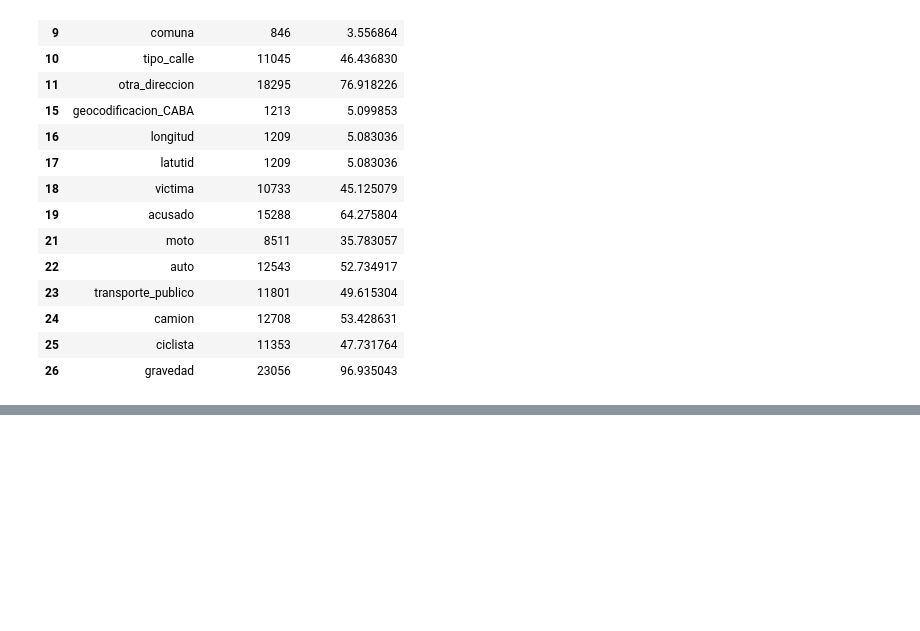
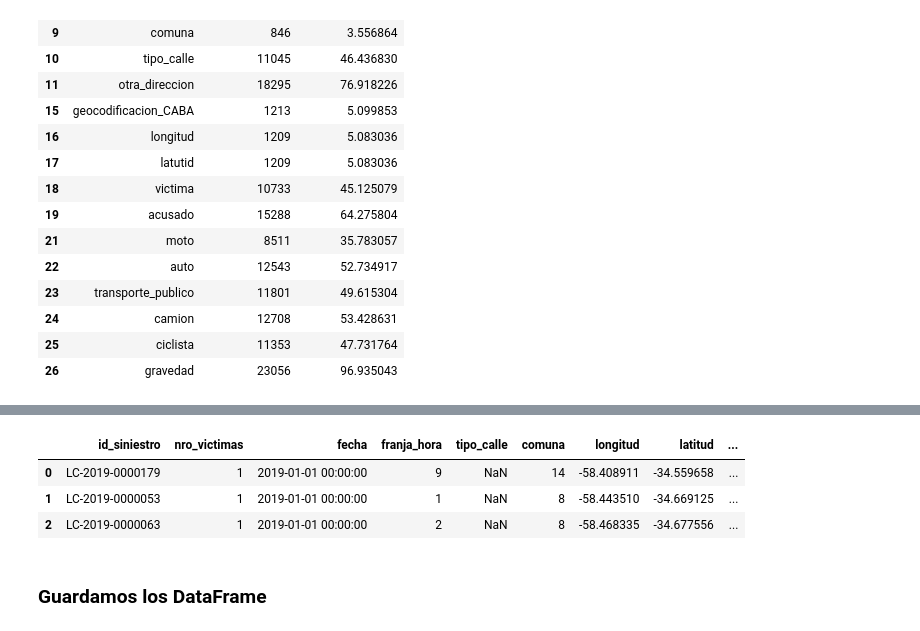
Before and after one commit to Gabbriela07/segundo_integrador_henry, a Jupyter notebook: Archivos_note/01-ETL.ipynb, the cells around one changed output, grey strips where cells are left out. Cells and saved outputs as stored; diff of their text form; code cells hidden in the pictures; blank space fills up the shorter version.

```diff
--- a/Archivos_note/01-ETL.ipynb
+++ b/Archivos_note/01-ETL.ipynb
@@ -364,0 +530,16 @@ l_hechos_df.replace(['SD','sd'], np.nan, inplace=True)
+# %%
+# Columnas para ser agregadas
+
+new_columns_dict = {'rol': ''}
+# %%
+# Invocamos la función 'data_cleaning' para que haga el proceso de limpieza de los datos
+
+l_victimas_dfcleaned = data_cleaning(l_victimas_df,
+                                    strip_spaces=True, # Eliminar espacios en blanco
+                                    lowercase_columns=columns_to_lower, # Convertir a minúsculas
+                                    drop_columns=columns_to_drop,  # Eliminar columnas
+                                    rename_columns=rename_dict,  # Renombrar columnas
+                                    replace_values=values_to_replace, # Reemplazar valores
+                                    categorize_columns=columns_to_categorize, # Categorizar columnas
+                                    new_columns=new_columns_dict, # Agregar columnas
+                                    )
@@ -364,0 +564,7 @@ l_hechos_df.replace(['SD','sd'], np.nan, inplace=True)
+# %%
+# Reorganizar columnas merged_df2
+
+reorden = ['id_siniestro', 'nro_victimas', 'fecha', 'franja_hora', 'tipo_calle', 'comuna', 'longitud', 'latitud',
+           'vehiculo_victima', 'vehiculo_acusado', 'rol', 'sexo', 'edad', 'gravedad']
+
+merged_df2 = merged_df2[reorden]
@@ -364,0 +578,9 @@ l_hechos_df.replace(['SD','sd'], np.nan, inplace=True)
+# %%
+merged_df2.head(3)
+# %% [output]
+|  | id_siniestro | nro_victimas | fecha | franja_hora | tipo_calle | comuna | longitud | latitud | ... |
+| 0 | LC-2019-0000179 | 1 | 2019-01-01 00:00:00 | 9 | NaN | 14 | -58.408911 | -34.559658 | ... |
+| 1 | LC-2019-0000053 | 1 | 2019-01-01 00:00:00 | 1 | NaN | 8 | -58.443510 | -34.669125 | ... |
+| 2 | LC-2019-0000063 | 1 | 2019-01-01 00:00:00 | 2 | NaN | 8 | -58.468335 | -34.677556 | ... |
+# %% [markdown]
+### Guardamos los DataFrame
```
Also changed, not shown: parts of 38 cells of this notebook, 2 other files.
